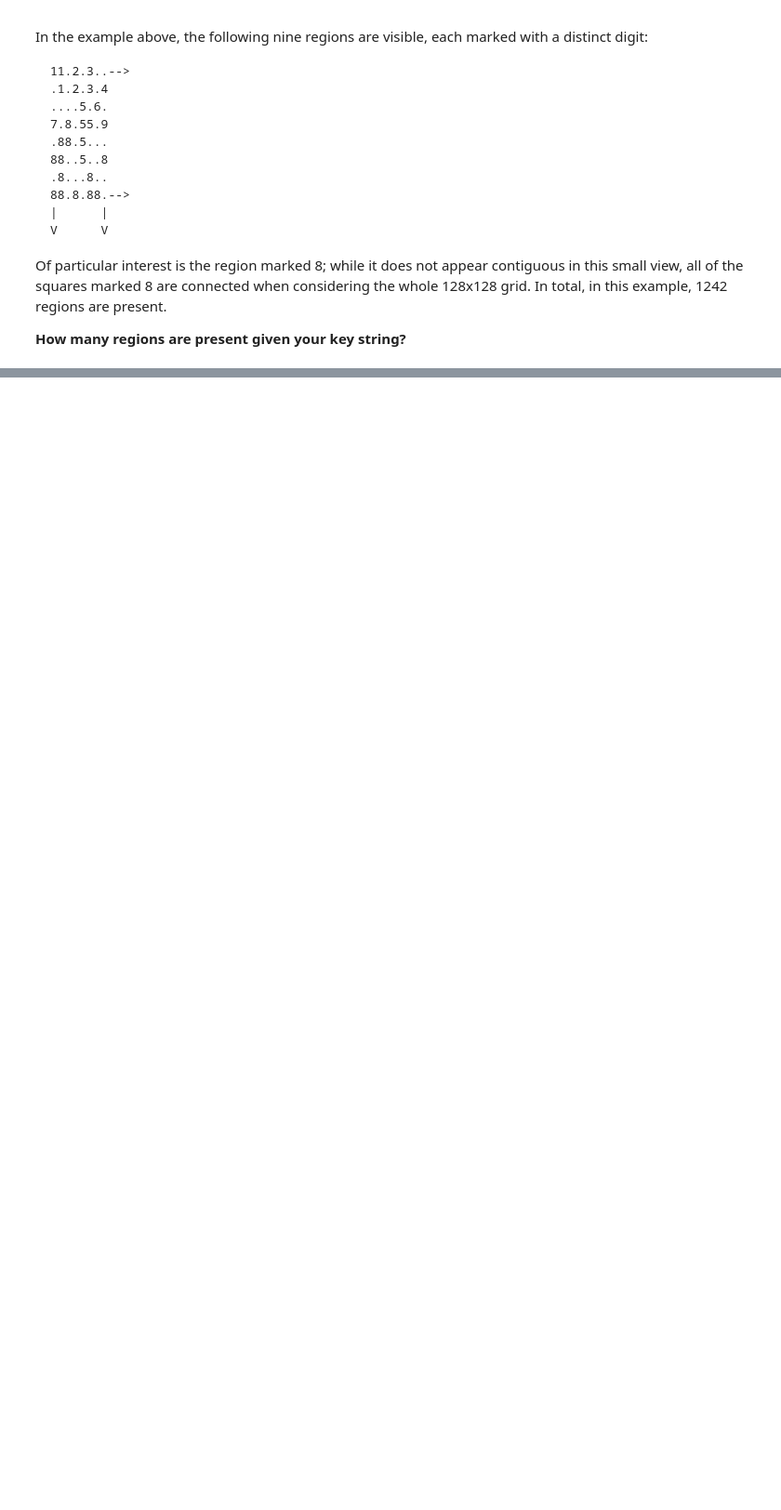
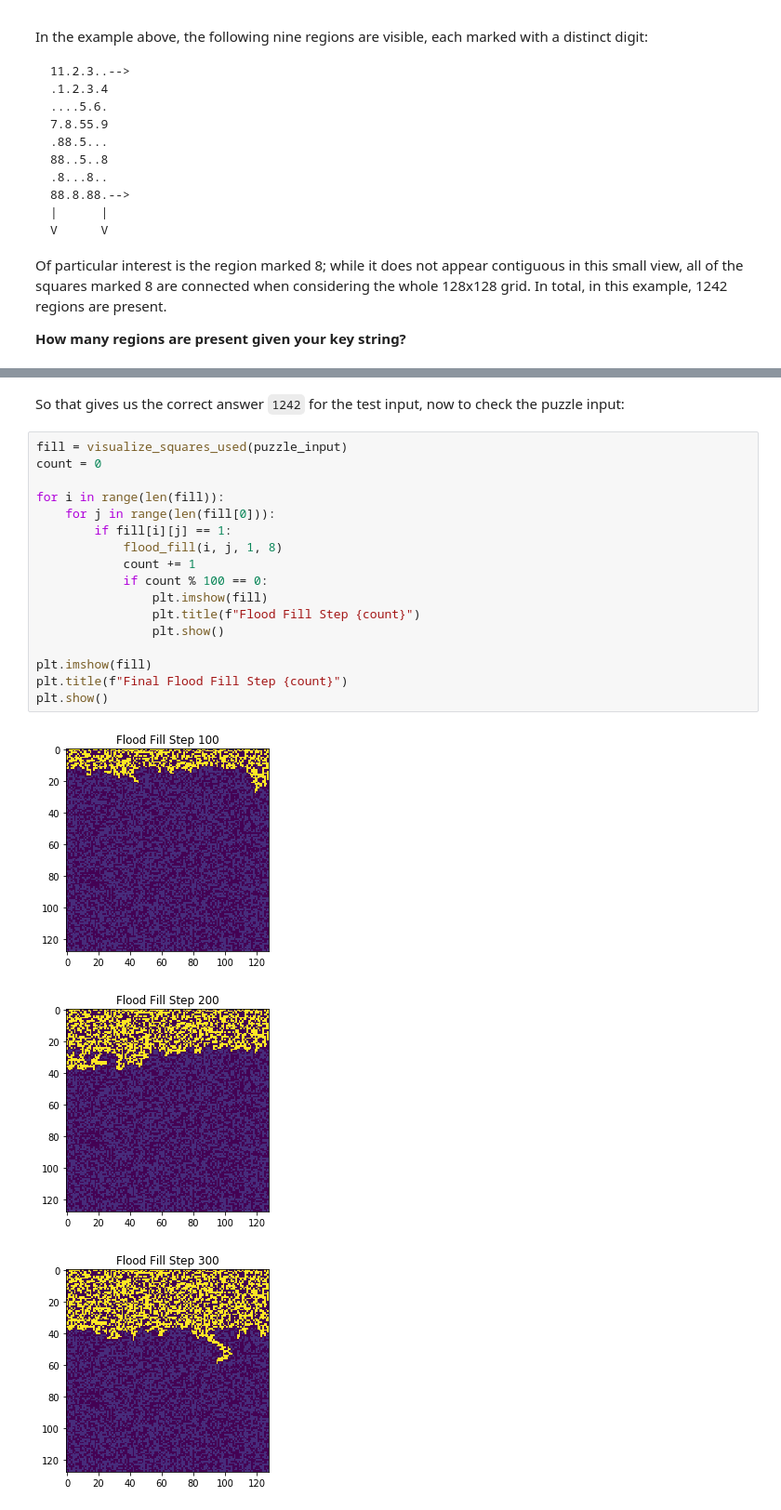
Before and after one commit to khalido/adventofcode, a Jupyter notebook: Day 14 - Disk Defragmentation.ipynb, the cells around one changed output, grey strips where cells are left out. Shown at 93% size. Cells and saved outputs as stored; diff of their text form; blank space fills up the shorter version.

```diff
--- a/Day 14 - Disk Defragmentation.ipynb
+++ b/Day 14 - Disk Defragmentation.ipynb
@@ -201,0 +232,23 @@ ZeroDivisionError: division by zero
+# %% [markdown]
+So that gives us the correct answer `1242` for the test input, now to check the puzzle input:
+# %%
+fill = visualize_squares_used(puzzle_input)
+count = 0
+
+for i in range(len(fill)):
+    for j in range(len(fill[0])):
+        if fill[i][j] == 1:
+            flood_fill(i, j, 1, 8)
+            count += 1
+            if count % 100 == 0:
+                plt.imshow(fill)
+                plt.title(f"Flood Fill Step {count}")
+                plt.show()
+
+plt.imshow(fill)
+plt.title(f"Final Flood Fill Step {count}")
+plt.show()
+# %% [output]
+[figure, added]
+[figure, added]
+[figure, added]
```
Also changed, not shown: parts of 24 cells of this notebook.
